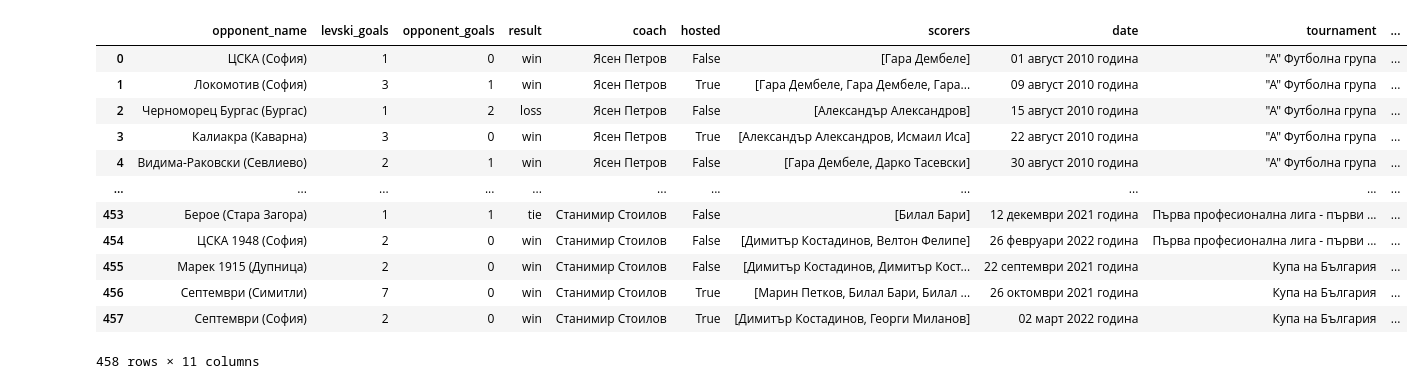
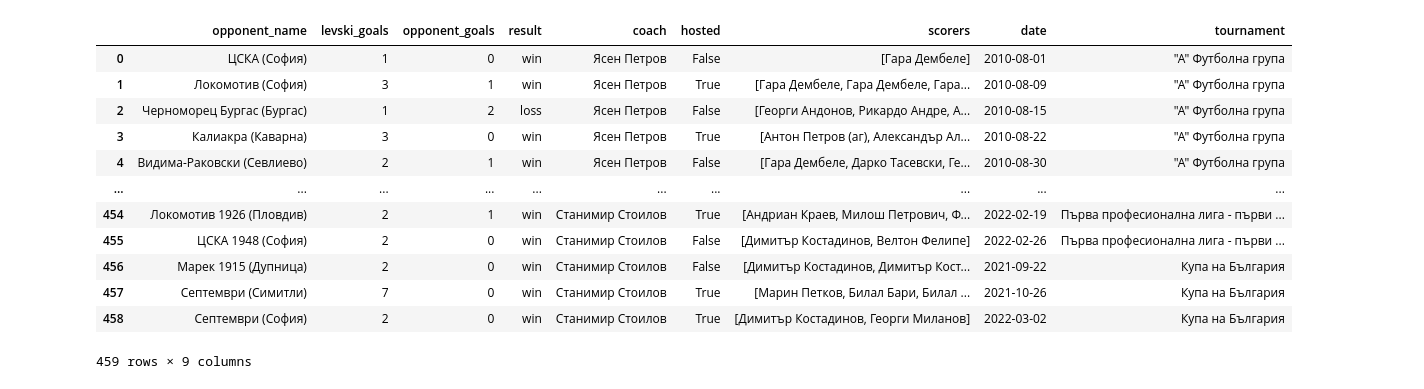
Before and after one commit to h1nda/levski, a Jupyter notebook: scripts/formatting.ipynb, the cells around one changed output. Drawn from its saved outputs; the diff is of its cells as text; code cells hidden in the pictures.

```diff
--- a/scripts/formatting.ipynb
+++ b/scripts/formatting.ipynb
@@ -3,5 +3,7 @@
 import pandas as pd
 # %%
 import json
-with open("../data/levski.json", encoding='utf-8') as f:
+with open("../data/levski_new.json", encoding='utf-8') as f:
     levski = json.load(f)
+
+df = pd.DataFrame(levski)
@@ -46,22 +29,23 @@ memory usage: 29.2+ KB
 # %%
 # OK. Scorers list can be null when no player scored.
 # Translate months to digits, then convert to datetimes
 months = {'януари' : '01','февруари' : '02','март' :'03','април': '04','май':'05','юни':'06','юли':'07','август':'08','септември':'09','октомври':'10','ноември':'11','декември':'12'}
 
-df['date_dt'] = df['date'].replace(months,regex=True) # loop + str.replace faster?
-df['date_dt'] = pd.to_datetime(df['date_dt'], format='%d %m %Y година',dayfirst=True)
-df
+levski_dt = df.copy()
+levski_dt['date'] = levski_dt['date'].replace(months,regex=True) # loop + str.replace faster?
+levski_dt['date'] = pd.to_datetime(levski_dt['date'], format='%d %m %Y година',dayfirst=True)
+levski_dt
 # %% [output]
-|  | opponent_name | levski_goals | opponent_goals | result | coach | hosted | scorers | date | tournament | ... |
-| 0 | ЦСКА (София) | 1 | 0 | win | Ясен Петров | False | [Гара Дембеле] | 01 август 2010 година | "А" Футболна група | ... |
-| 1 | Локомотив (София) | 3 | 1 | win | Ясен Петров | True | [Гара Дембеле, Гара Дембеле, Гара... | 09 август 2010 година | "А" Футболна група | ... |
-| 2 | Черноморец Бургас (Бургас) | 1 | 2 | loss | Ясен Петров | False | [Александър Александров] | 15 август 2010 година | "А" Футболна група | ... |
-| 3 | Калиакра (Каварна) | 3 | 0 | win | Ясен Петров | True | [Александър Александров, Исмаил Иса] | 22 август 2010 година | "А" Футболна група | ... |
-| 4 | Видима-Раковски (Севлиево) | 2 | 1 | win | Ясен Петров | False | [Гара Дембеле, Дарко Тасевски] | 30 август 2010 година | "А" Футболна група | ... |
-| ... | ... | ... | ... | ... | ... | ... | ... | ... | ... | ... |
-| 453 | Берое (Стара Загора) | 1 | 1 | tie | Станимир Стоилов | False | [Билал Бари] | 12 декември 2021 година | Първа професионална лига - първи ... | ... |
-| 454 | ЦСКА 1948 (София) | 2 | 0 | win | Станимир Стоилов | False | [Димитър Костадинов, Велтон Фелипе] | 26 февруари 2022 година | Първа професионална лига - първи ... | ... |
-| 455 | Марек 1915 (Дупница) | 2 | 0 | win | Станимир Стоилов | False | [Димитър Костадинов, Димитър Кост... | 22 септември 2021 година | Купа на България | ... |
-| 456 | Септември (Симитли) | 7 | 0 | win | Станимир Стоилов | True | [Марин Петков, Билал Бари, Билал ... | 26 октомври 2021 година | Купа на България | ... |
-| 457 | Септември (София) | 2 | 0 | win | Станимир Стоилов | True | [Димитър Костадинов, Георги Миланов] | 02 март 2022 година | Купа на България | ... |
+|  | opponent_name | levski_goals | opponent_goals | result | coach | hosted | scorers | date | tournament |
+| 0 | ЦСКА (София) | 1 | 0 | win | Ясен Петров | False | [Гара Дембеле] | 2010-08-01 | "А" Футболна група |
+| 1 | Локомотив (София) | 3 | 1 | win | Ясен Петров | True | [Гара Дембеле, Гара Дембеле, Гара... | 2010-08-09 | "А" Футболна група |
+| 2 | Черноморец Бургас (Бургас) | 1 | 2 | loss | Ясен Петров | False | [Георги Андонов, Рикардо Андре, А... | 2010-08-15 | "А" Футболна група |
+| 3 | Калиакра (Каварна) | 3 | 0 | win | Ясен Петров | True | [Антон Петров (аг), Александър Ал... | 2010-08-22 | "А" Футболна група |
+| 4 | Видима-Раковски (Севлиево) | 2 | 1 | win | Ясен Петров | False | [Гара Дембеле, Дарко Тасевски, Ге... | 2010-08-30 | "А" Футболна група |
+| ... | ... | ... | ... | ... | ... | ... | ... | ... | ... |
+| 454 | Локомотив 1926 (Пловдив) | 2 | 1 | win | Станимир Стоилов | True | [Андриан Краев, Милош Петрович, Ф... | 2022-02-19 | Първа професионална лига - първи ... |
+| 455 | ЦСКА 1948 (София) | 2 | 0 | win | Станимир Стоилов | False | [Димитър Костадинов, Велтон Фелипе] | 2022-02-26 | Първа професионална лига - първи ... |
+| 456 | Марек 1915 (Дупница) | 2 | 0 | win | Станимир Стоилов | False | [Димитър Костадинов, Димитър Кост... | 2021-09-22 | Купа на България |
+| 457 | Септември (Симитли) | 7 | 0 | win | Станимир Стоилов | True | [Марин Петков, Билал Бари, Билал ... | 2021-10-26 | Купа на България |
+| 458 | Септември (София) | 2 | 0 | win | Станимир Стоилов | True | [Димитър Костадинов, Георги Миланов] | 2022-03-02 | Купа на България |
-458 rows × 11 columns
+459 rows × 9 columns
```
Also changed, not shown: parts of 6 cells of this notebook, 2 other files.
